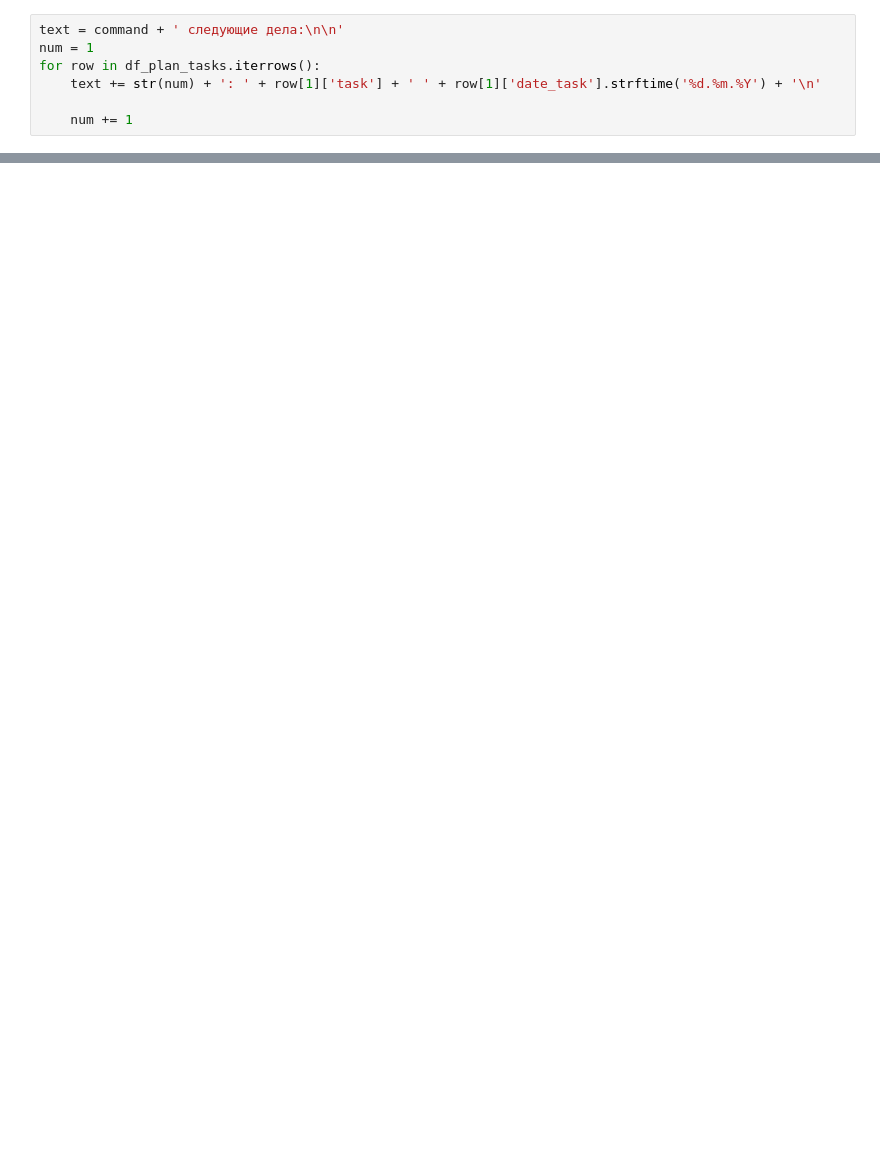
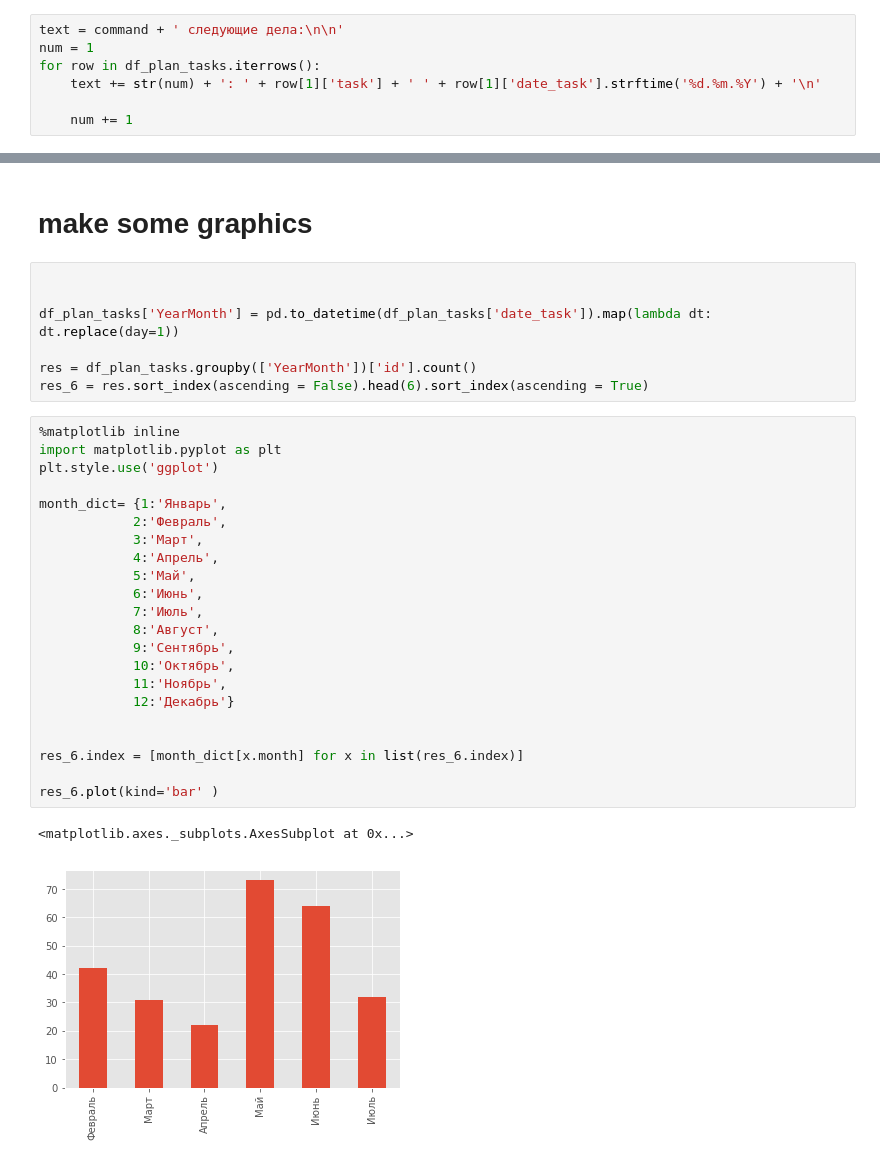
Before and after one commit to aa-tolmachev/family_budget_bot, a Jupyter notebook: FlastTest.ipynb, the cells around one changed output, grey strips where cells are left out. Saved outputs shown, nothing was run; the diff lists cells and outputs as text; blank space fills up the shorter version.

```diff
--- a/FlastTest.ipynb
+++ b/FlastTest.ipynb
@@ -139 +187,35 @@ df_plan_tasks['date_task'].dt.strftime('%d.%m.%Y')
 Name: date_task, dtype: object
+# %% [markdown]
+# make some graphics
+# %%
+
+
+df_plan_tasks['YearMonth'] = pd.to_datetime(df_plan_tasks['date_task']).map(lambda dt: dt.replace(day=1))
+
+res = df_plan_tasks.groupby(['YearMonth'])['id'].count()
+res_6 = res.sort_index(ascending = False).head(6).sort_index(ascending = True)
+# %%
+%matplotlib inline
+import matplotlib.pyplot as plt
+plt.style.use('ggplot')
+
+month_dict= {1:'Январь',
+            2:'Февраль',
+            3:'Март',
+            4:'Апрель',
+            5:'Май',
+            6:'Июнь',
+            7:'Июль',
+            8:'Август',
+            9:'Сентябрь',
+            10:'Октябрь',
+            11:'Ноябрь',
+            12:'Декабрь'}
+
+
+res_6.index = [month_dict[x.month] for x in list(res_6.index)]
+
+res_6.plot(kind='bar' )
+# %% [output]
+<matplotlib.axes._subplots.AxesSubplot at 0x...>
+[figure, added]
```
Also changed, not shown: parts of 11 cells of this notebook, 1 other file.
